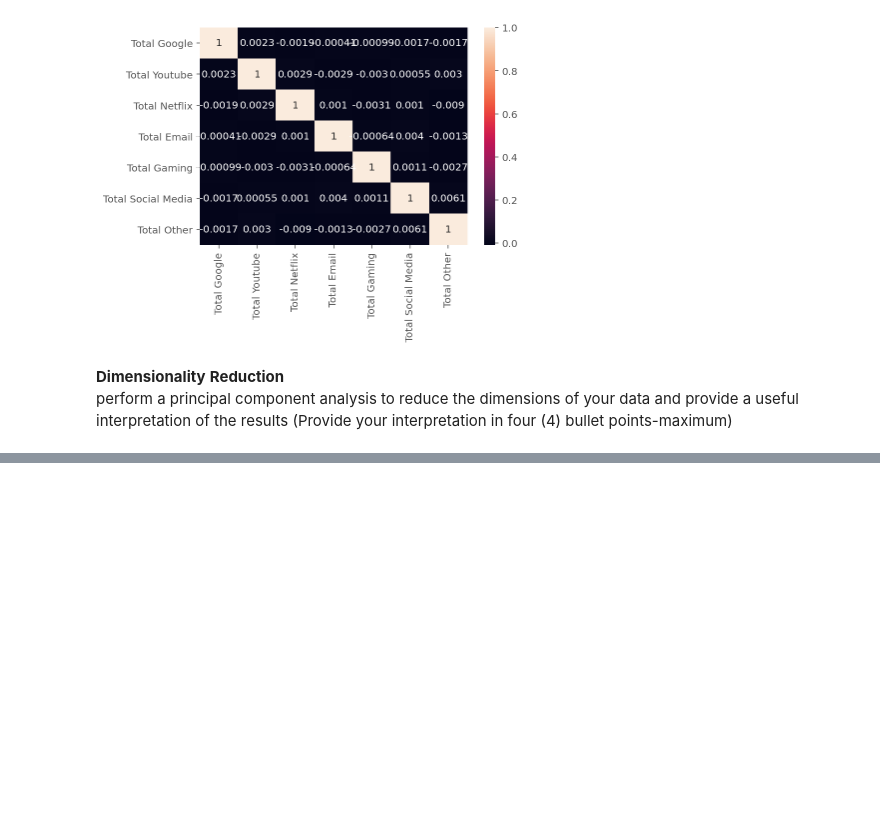
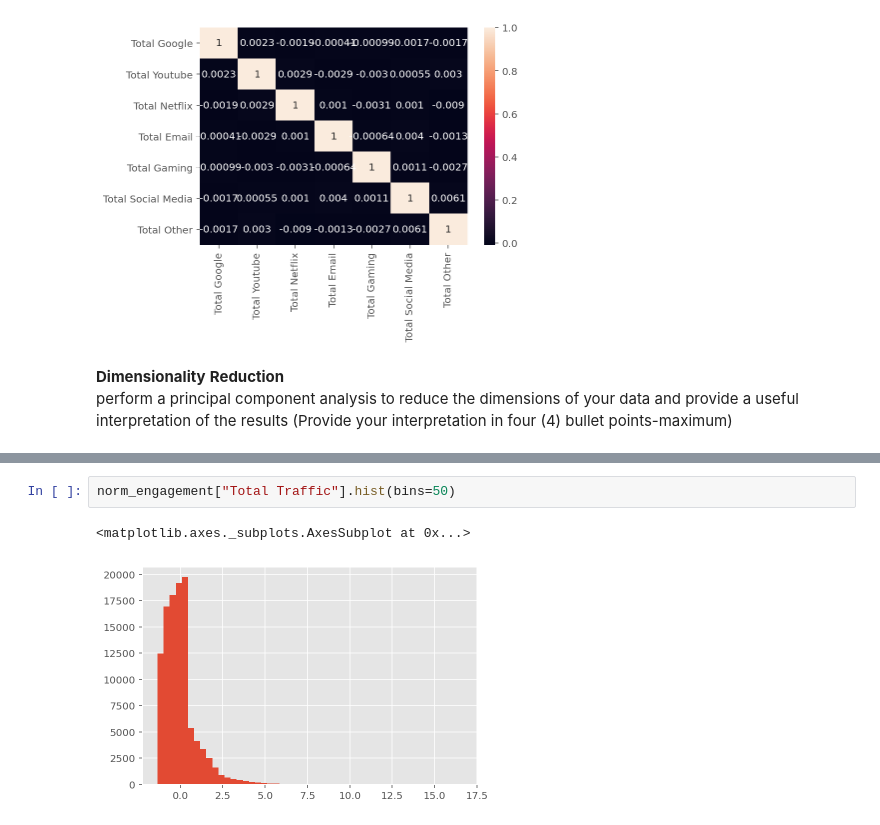
Before and after one commit to bezawitalemyimer/10xAc, a Jupyter notebook: week1/notebooks/data_source_csv.ipynb, the cells around one changed output, grey strips where cells are left out. Cells and saved outputs as stored; diff of their text form; blank space fills up the shorter version.

```diff
--- a/week1/notebooks/data_source_csv.ipynb
+++ b/week1/notebooks/data_source_csv.ipynb
@@ -710,0 +792,5 @@ NameError: ignored
+# %%
+norm_engagement["Total Traffic"].hist(bins=50)
+# %% [output]
+<matplotlib.axes._subplots.AxesSubplot at 0x...>
+[figure, added]
```
Also changed, not shown: parts of 52 cells of this notebook.
